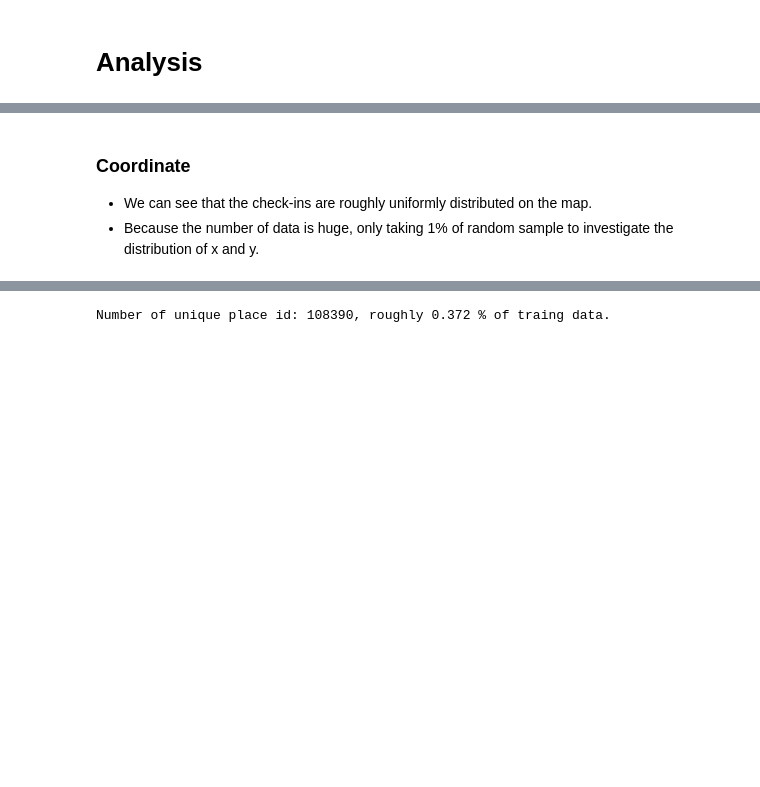
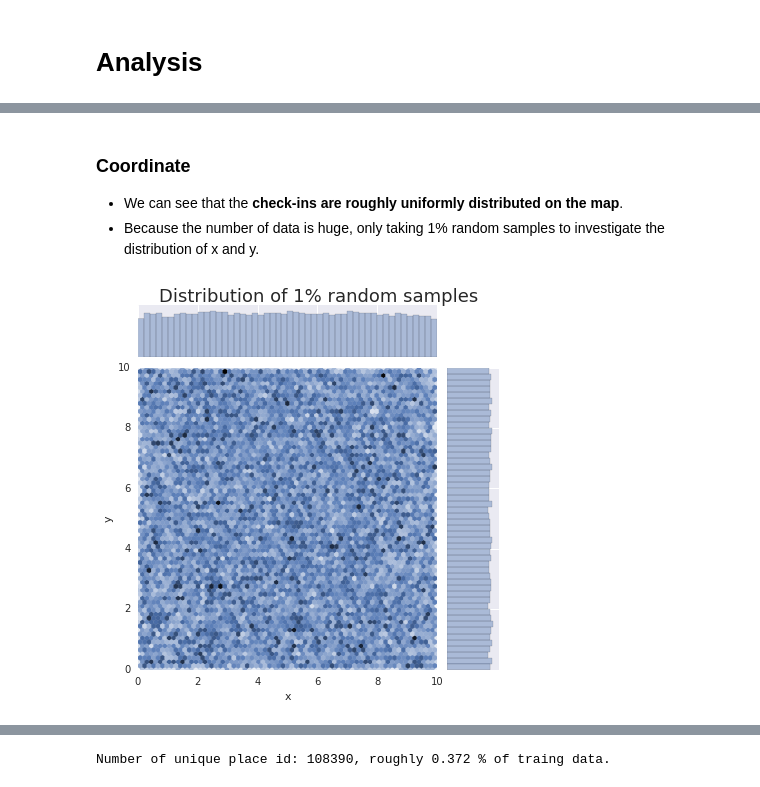
Before and after one commit to YungChunLu/MLND.Project5, a Jupyter notebook: Developing.ipynb, the cells around one changed output, grey strips where cells are left out. Cells and saved outputs as stored; diff of their text form; code cells hidden in the pictures; blank space fills up the shorter version.

```diff
--- a/Developing.ipynb
+++ b/Developing.ipynb
@@ -42,19 +57,23 @@ where |U| is the number of check in events, P(k) is the precision at cutoff k, n
 # %%
 import math
+import os
 import pandas as pd
 import numpy as np
 import time
 from datetime import timedelta
 from sklearn.preprocessing import LabelEncoder
-# For plotting
 import warnings
 warnings.filterwarnings("ignore", category=UserWarning, module="matplotlib")
 
+# For checking progress
+from tqdm import tqdm_notebook, tnrange
+
+# For plotting
 import matplotlib.pyplot as plt
-import matplotlib.cm as cm
-from matplotlib.colors import LogNorm
+from mpl_toolkits.mplot3d import Axes3D # For 3D scatter
+import matplotlib.cm as cm # For colored labels
 import seaborn as sns
 %matplotlib inline
 plt.rcParams['figure.figsize'] = (8, 6)
-plt.rcParams['font.size'] = 14
+plt.rcParams['font.size'] = 16
 # %%
@@ -87,6 +134,10 @@ max      786239.000000  9.999932e+09
 # %% [markdown]
 ### Coordinate
-* We can see that the check-ins are roughly uniformly distributed on the map.
-* Because the number of data is huge, only taking 1% of random sample to investigate the distribution of x and y.
+* We can see that the **check-ins are roughly uniformly distributed on the map**.
+* Because the number of data is huge, only taking 1% random samples to investigate the distribution of x and y.
 # %%
-sns.jointplot(data=df_train.sample(frac=0.01), x='x',y='y',kind='hex')
+sns.jointplot(data=df_train.sample(frac=0.01), x='x',y='y',kind='hex', stat_func=None,
+             xlim=(0,10),ylim=(0,10));
+plt.title('Distribution of 1% random samples',x=-2.5,y=1.2,fontsize=18);
+# %% [output]
+[figure, added]
```
Also changed, not shown: parts of 153 cells of this notebook, 1 other file.
